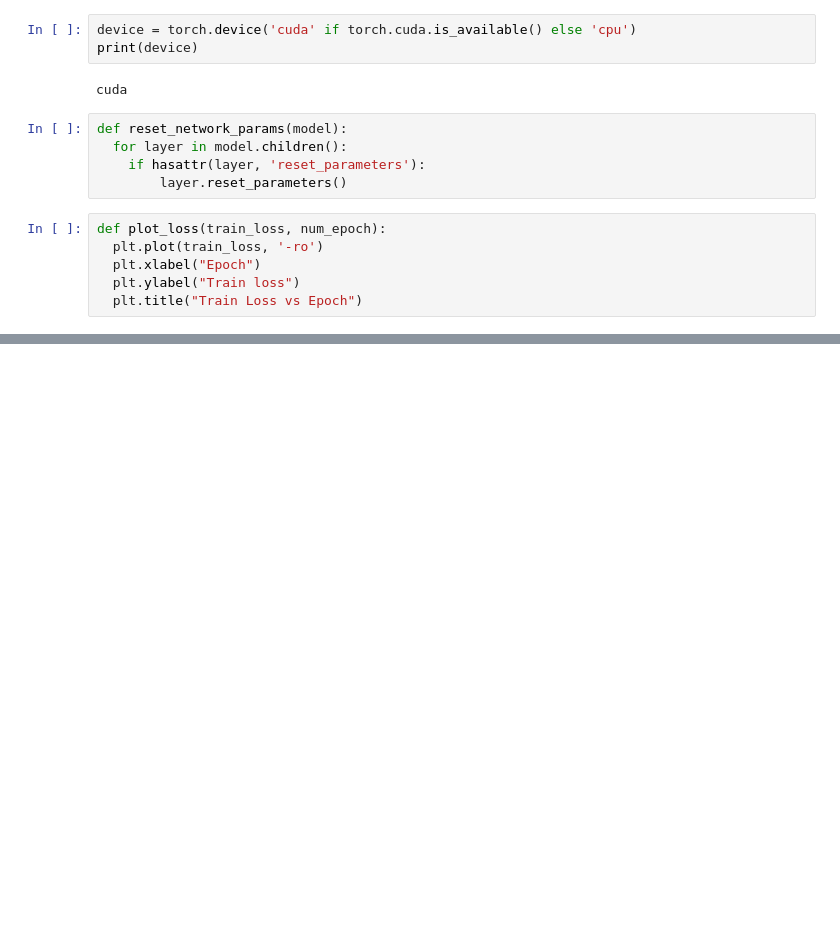
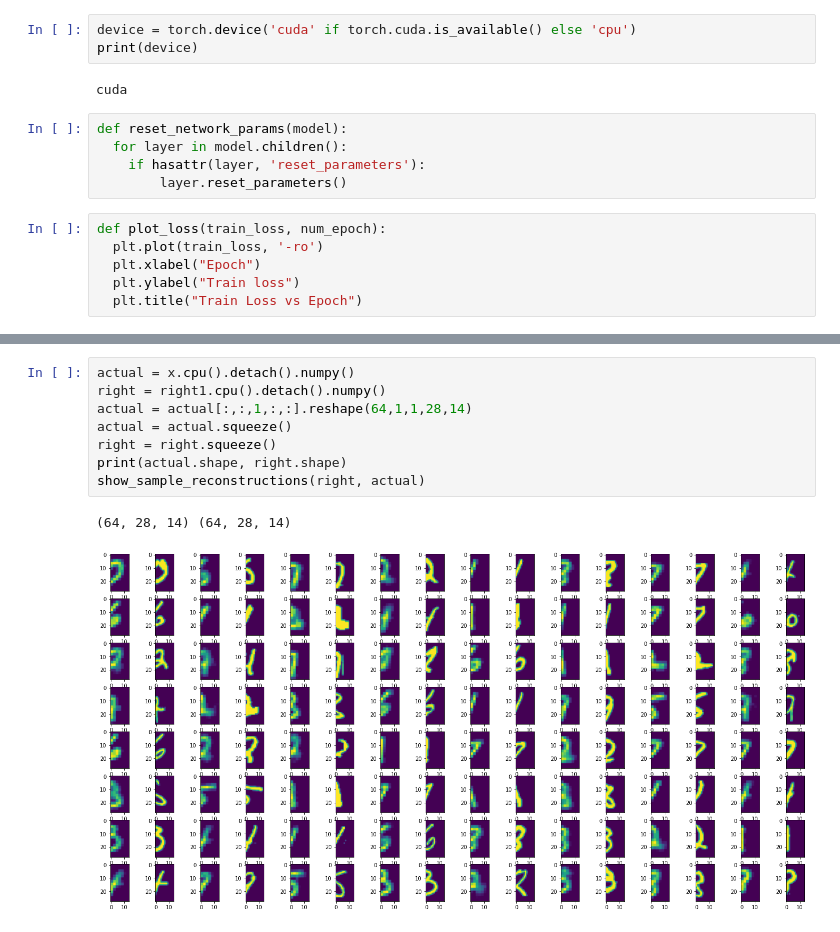
Before and after one commit to prashantdukecyfi/SMAI-CorMCNN-Project, a Jupyter notebook: SMAI_PROJECT_FINAL.ipynb, the cells around one changed output, grey strips where cells are left out. Drawn from its saved outputs; the diff is of its cells as text; blank space fills up the shorter version.

```diff
--- a/SMAI_PROJECT_FINAL.ipynb
+++ b/SMAI_PROJECT_FINAL.ipynb
@@ -369,0 +306,11 @@ show_sample_reconstructions(left, actual)
+# %%
+actual = x.cpu().detach().numpy()
+right = right1.cpu().detach().numpy()
+actual = actual[:,:,1,:,:].reshape(64,1,1,28,14)
+actual = actual.squeeze()
+right = right.squeeze()
+print(actual.shape, right.shape)
+show_sample_reconstructions(right, actual)
+# %% [output]
+(64, 28, 14) (64, 28, 14)
+[figure, added]
```
Also changed, not shown: parts of 10 cells of this notebook.
